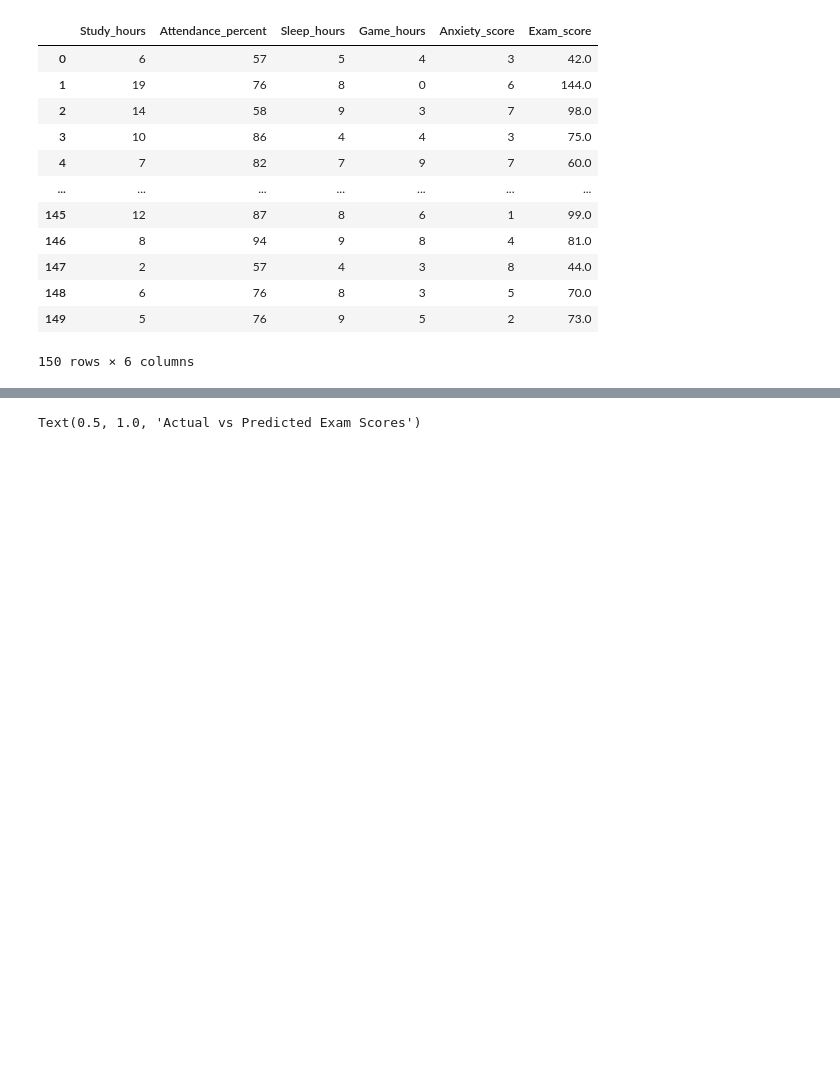
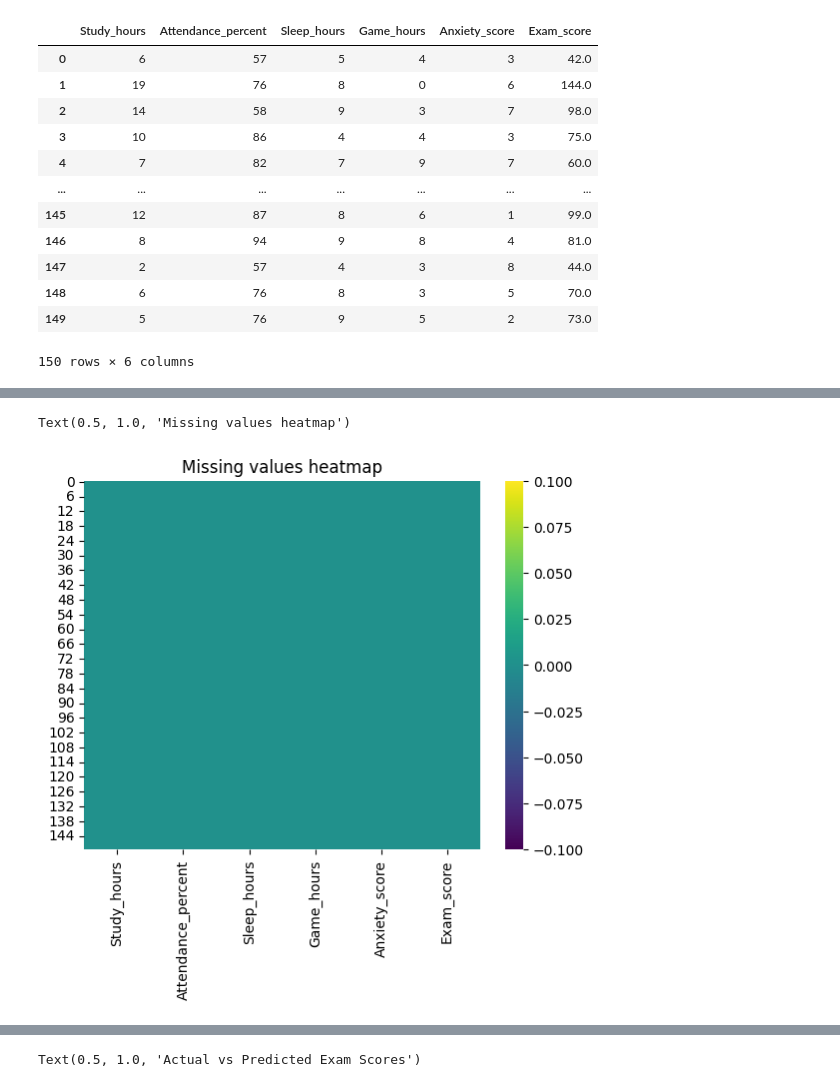
Before and after one commit to McLight-Note/Machine_Learning_Programming, a Jupyter notebook: student_performance_dataset.ipynb, the cells around one changed output, grey strips where cells are left out. Saved outputs shown, nothing was run; the diff lists cells and outputs as text; code cells hidden in the pictures; blank space fills up the shorter version.

```diff
--- a/student_performance_dataset.ipynb
+++ b/student_performance_dataset.ipynb
@@ -21,0 +40,9 @@ df
+# %%
+import seaborn as sns
+import matplotlib.pyplot as plt
+
+sns.heatmap(df.isna(), cmap='viridis')
+plt.title('Missing values heatmap')
+# %% [output]
+Text(0.5, 1.0, 'Missing values heatmap')
+[figure, added]
```
Also changed, not shown: parts of 19 cells of this notebook.
